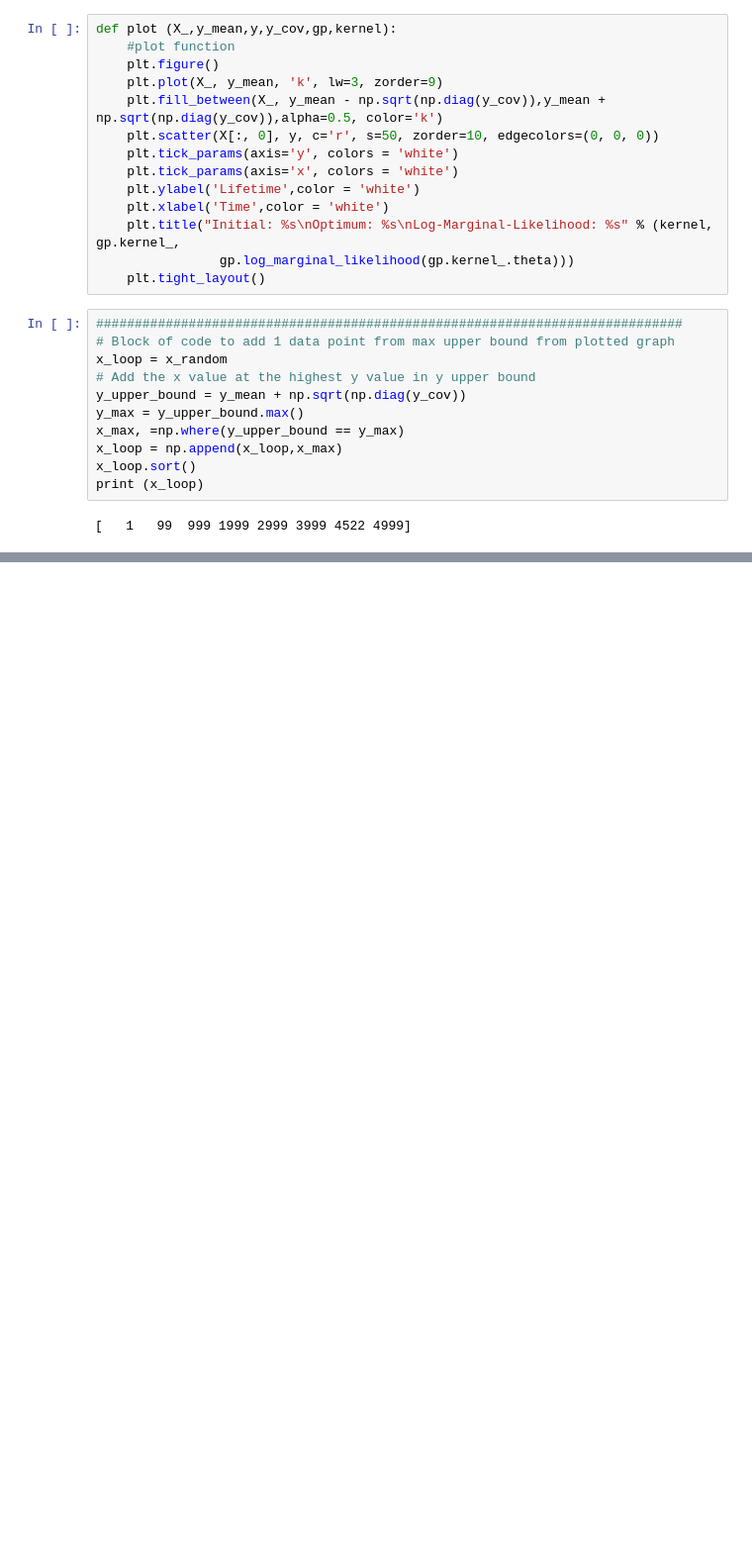
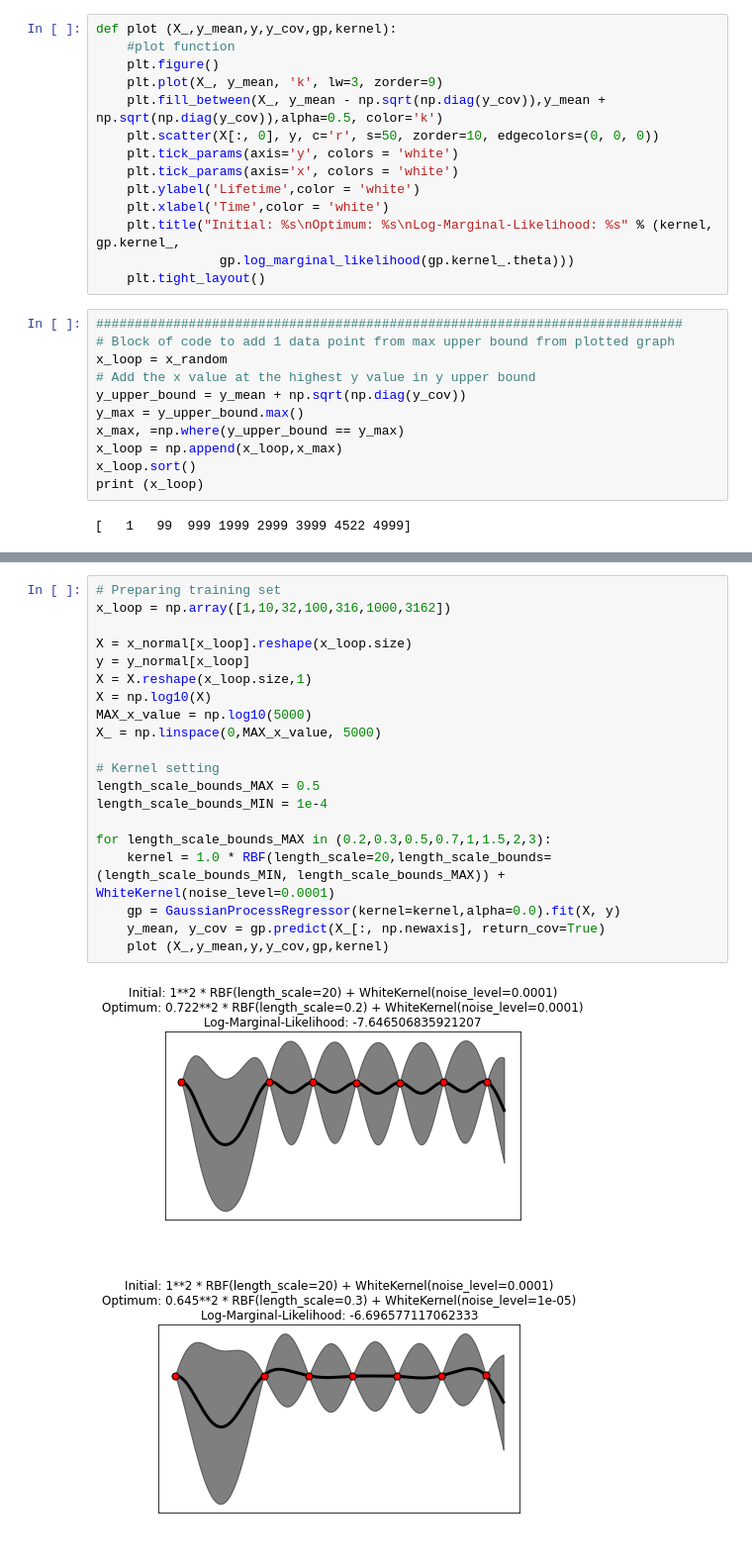
Before and after one commit to michelleliu1027/Bayesian_PV, a Jupyter notebook: BO_example.ipynb, the cells around one changed output, grey strips where cells are left out. Shown at 99% size. Drawn from its saved outputs; the diff is of its cells as text; blank space fills up the shorter version.

```diff
--- a/BO_example.ipynb
+++ b/BO_example.ipynb
@@ -249,0 +268,23 @@ plot (X_,y_mean,y,y_cov,gp,kernel)
+# %%
+# Preparing training set
+x_loop = np.array([1,10,32,100,316,1000,3162])
+
+X = x_normal[x_loop].reshape(x_loop.size)
+y = y_normal[x_loop]
+X = X.reshape(x_loop.size,1)
+X = np.log10(X)
+MAX_x_value = np.log10(5000)
+X_ = np.linspace(0,MAX_x_value, 5000)
+
+# Kernel setting
+length_scale_bounds_MAX = 0.5
+length_scale_bounds_MIN = 1e-4
+
+for length_scale_bounds_MAX in (0.2,0.3,0.5,0.7,1,1.5,2,3):
+    kernel = 1.0 * RBF(length_scale=20,length_scale_bounds=(length_scale_bounds_MIN, length_scale_bounds_MAX)) + WhiteKernel(noise_level=0.0001)
+    gp = GaussianProcessRegressor(kernel=kernel,alpha=0.0).fit(X, y)
+    y_mean, y_cov = gp.predict(X_[:, np.newaxis], return_cov=True)
+    plot (X_,y_mean,y,y_cov,gp,kernel)
+# %% [output]
+[figure, added]
+[figure, added]
```
Also changed, not shown: parts of 6 cells of this notebook.
